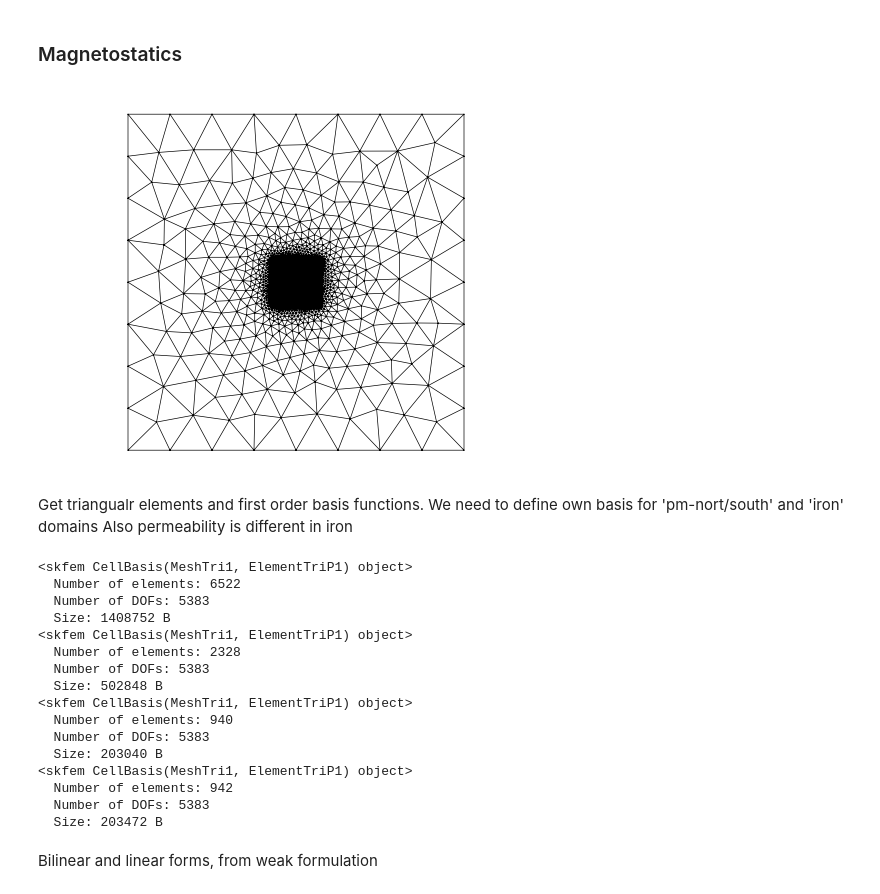
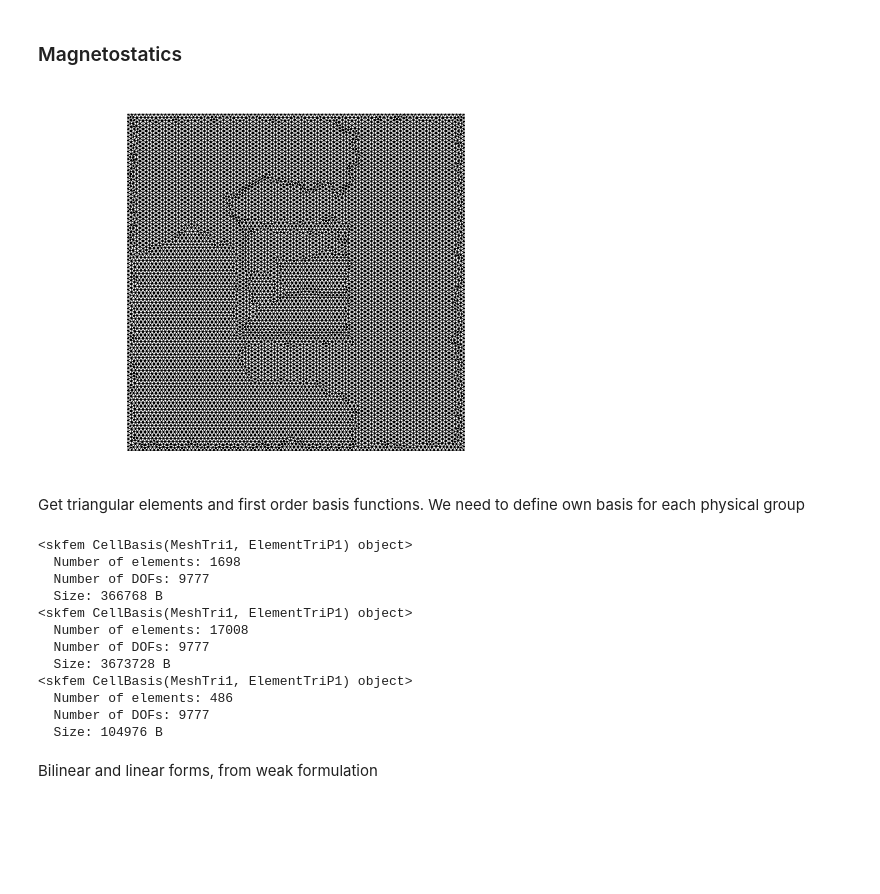
Before and after one commit to VerttiAalto100/computational-electromagnetics, a Jupyter notebook: ex3-permanent-magnet-and-iron-core/magnet_and_iron_core.ipynb, the cells around one changed output. Drawn from its saved outputs; the diff is of its cells as text; code cells hidden in the pictures; blank space fills up the shorter version.

```diff
--- a/ex3-permanent-magnet-and-iron-core/magnet_and_iron_core.ipynb
+++ b/ex3-permanent-magnet-and-iron-core/magnet_and_iron_core.ipynb
@@ -3,29 +3,33 @@
 # %%
 import meshio
 from skfem import *
 from skfem.helpers import dot, grad
 import numpy as np
 
 from skfem.io.meshio import from_meshio
 
+# Add repository root to Python path. Helps to find files and modules
+from pathlib import Path
+import sys
+sys.path.insert(0, str(Path.cwd().parent))
 
-m = meshio.read("../meshes/pm-in-core/c_core_pm.msh")
+
+m = meshio.read("mesh/mesh_ex3.msh")
 
 mesh = from_meshio(m)
 
 from skfem.visuals.matplotlib import draw
 import matplotlib.pyplot as plt
 
 import matplotlib.tri as mtri
 
 draw(mesh)
 plt.axis("equal")
 plt.show()
 # %% [output]
-[figure, old version]
+[figure, new version]
 # %% [markdown]
-Get triangualr elements and first order basis functions. We need to define own basis for 'pm-nort/south' and 'iron' domains
-Also permeability is different in iron
+Get triangular elements and first order basis functions. We need to define own basis for each physical group
 # %%
 from skfem import Basis, ElementTriP1
 
@@ -33,31 +37,24 @@ e = ElementTriP1()
 basis = Basis(mesh, e)
 basis_core = basis.with_elements(mesh.subdomains["core"])
 basis_air = basis.with_elements(mesh.subdomains["air"])
-basis_pm_N = basis.with_elements(mesh.subdomains["magnet_N"])
-basis_pm_S = basis.with_elements(mesh.subdomains["magnet_S"])
-
+basis_magnet = basis.with_elements(mesh.subdomains["magnet"])
 
 print(basis_core)
 print(basis_air)
-print(basis_pm_N)
-print(basis_pm_S)
+print(basis_magnet)
 # %% [output]
 <skfem CellBasis(MeshTri1, ElementTriP1) object>
-  Number of elements: 6522
-  Number of DOFs: 5383
-  Size: 1408752 B
+  Number of elements: 1698
+  Number of DOFs: 9777
+  Size: 366768 B
 <skfem CellBasis(MeshTri1, ElementTriP1) object>
-  Number of elements: 2328
-  Number of DOFs: 5383
-  Size: 502848 B
+  Number of elements: 17008
+  Number of DOFs: 9777
+  Size: 3673728 B
 <skfem CellBasis(MeshTri1, ElementTriP1) object>
-  Number of elements: 940
-  Number of DOFs: 5383
-  Size: 203040 B
-<skfem CellBasis(MeshTri1, ElementTriP1) object>
-  Number of elements: 942
-  Number of DOFs: 5383
-  Size: 203472 B
+  Number of elements: 486
+  Number of DOFs: 9777
+  Size: 104976 B
 # %% [markdown]
 Bilinear and linear forms, from weak formulation
 # %%
```
Also changed, not shown: parts of 15 cells of this notebook.
